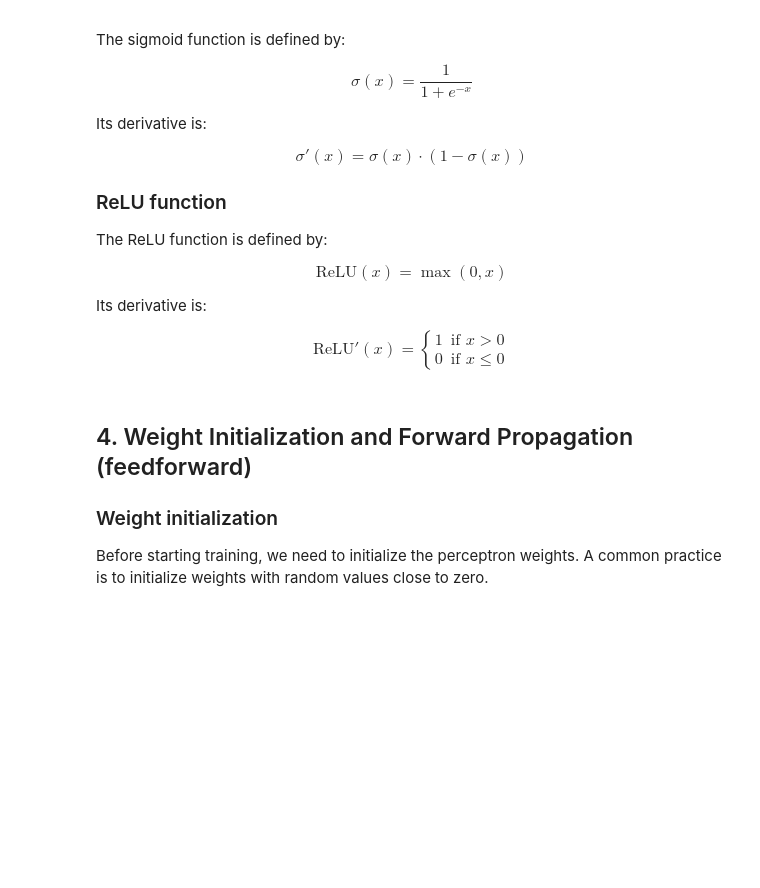
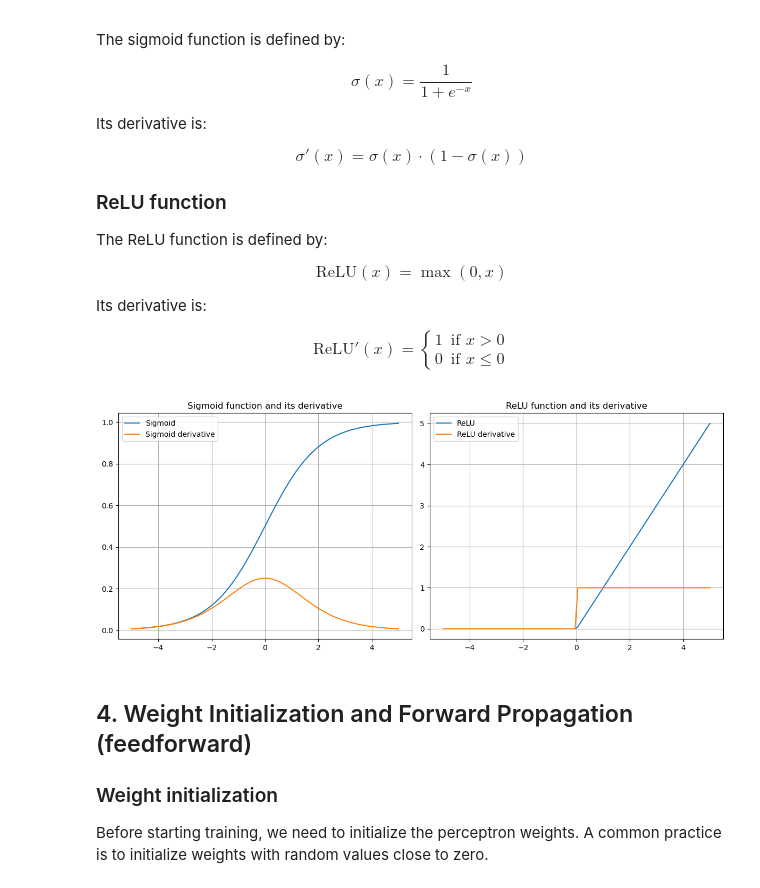
Before and after one commit to ThibaultLaunois/CampNum-12_ML5_Deep_Learning, a Jupyter notebook: Notebooks/ML5_perceptron_J1.ipynb, the cells around one changed output. Cells and saved outputs as stored; diff of their text form; code cells hidden in the pictures; blank space fills up the shorter version.

```diff
--- a/Notebooks/ML5_perceptron_J1.ipynb
+++ b/Notebooks/ML5_perceptron_J1.ipynb
@@ -146,44 +160,48 @@ $$\text{ReLU}'(x) = \begin{cases}
 def sigmoid(x):
     """Computes the sigmoid function for each element of x"""
     # Your code here
-    raise NotImplementedError
+    return (1/(1+np.exp(-x)))
 
 # Derivative of the sigmoid function
 def derivated_sigmoid(x):
     """Computes the derivative of the sigmoid function for each element of x"""
     # Your code here
-    raise NotImplementedError
+    return sigmoid(x)*(1-sigmoid(x))
+
 # ReLU function
 def relu(x):
     """Computes the ReLU function for each element of x"""
     # Your code here
-    raise NotImplementedError
+    return np.maximum(x,0)
+
 # Derivative of the ReLU function
 def derivated_relu(x):
     """Computes the derivative of the ReLU function for each element of x"""
     # Your code here
-    raise NotImplementedError
+    return np.where(x>0, 1, 0)
 
 # Visualization of activation functions
 x = np.linspace(-5, 5, 100)
 plt.figure(figsize=(12, 5))
 
 plt.subplot(1, 2, 1)
 plt.plot(x, sigmoid(x), label='Sigmoid')
 plt.plot(x, derivated_sigmoid(x), label='Sigmoid derivative')
 plt.grid(True)
 plt.legend()
 plt.title('Sigmoid function and its derivative')
 
 plt.subplot(1, 2, 2)
 plt.plot(x, relu(x), label='ReLU')
 plt.plot(x, derivated_relu(x), label='ReLU derivative')
 plt.grid(True)
 plt.legend()
 plt.title('ReLU function and its derivative')
 
 plt.tight_layout()
 plt.show()
+# %% [output]
+[figure, added]
 # %% [markdown]
 ## 4. Weight Initialization and Forward Propagation (feedforward)
 
```
Also changed, not shown: parts of 7 cells of this notebook.
